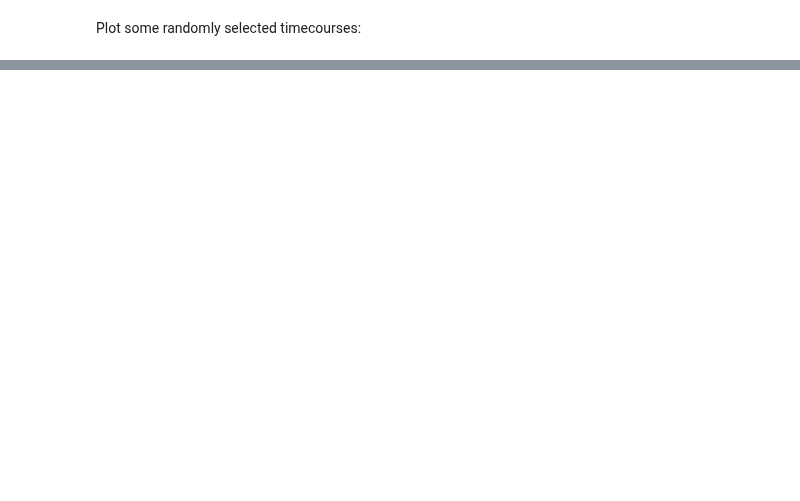
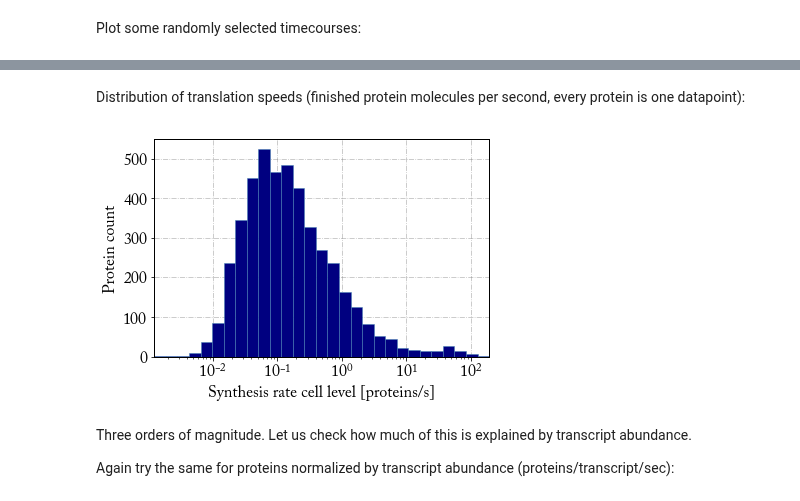
Before and after one commit to gittenberg/TRSL, a Jupyter notebook: workbooks/analyses/03b TRSL_check_observables (rebuilt).ipynb, the cells around one changed output, grey strips where cells are left out. Saved outputs shown, nothing was run; the diff lists cells and outputs as text; code cells hidden in the pictures; blank space fills up the shorter version.

Commit message:
Check observables

```diff
--- a/workbooks/analyses/03b TRSL_check_observables (rebuilt).ipynb
+++ b/workbooks/analyses/03b TRSL_check_observables (rebuilt).ipynb
@@ -33,3 +30,15 @@ NameError: name 'matplotlib' is not defined
+# %%
+plt.rcParams['axes.facecolor']='white'
+plt.rcParams['axes.edgecolor']='black'
+plt.rcParams['axes.labelcolor']='black'
+plt.rcParams['patch.edgecolor'] = 'steelblue'
+plt.rcParams["patch.force_edgecolor"] = True  # required
+plt.rcParams['xtick.color']='black'
+plt.rcParams['ytick.color']='black'
+plt.rcParams['grid.color']='grey'
+plt.rcParams['grid.alpha']='0.5'
+plt.rcParams['grid.linestyle']='-.'
+plt.rcParams['axes.color_cycle'] = ['navy', 'darkred', 'darkgreen']
 # %%
 #filepath = "../results/updated Shah transcriptome, full exome, no decay, updated initiation rates according to Shah_20151120_2051_3600s.p"
 #filepath = "../../results/updated Shah transcriptome, full exome, no decay, updated initiation rates according to Shah_20160906_1752_3600s.p"
@@ -72,0 +124,8 @@ for i in range(size):
+# %%
+prot_speeds = {}
+
+for prot in protnames:
+    start, stop = 599, len(results['timecourses'][prot]) - 1  # 599 to exclude the "burn in" phase
+    prot_speeds[prot] = (results['timecourses'][prot][stop] - results['timecourses'][prot][start]) / (1.0 * results['timerange'][stop] - results['timerange'][start])
+    if prot_speeds[prot] > 100:
+        print prot, prot_speeds[prot]
@@ -72,0 +153,18 @@ for i in range(size):
+# %% [markdown]
+Distribution of translation speeds (finished protein molecules per second, every protein is one datapoint):
+# %%
+plt.hist(prot_speeds.values(), bins=10**np.linspace(np.log10(min(prot_speeds.values())+0.0001),
+                                                    np.log10(max(prot_speeds.values())), 30))
+plt.gca().set_xscale("log")
+plt.gca().set_xlim([min(prot_speeds.values())+0.0001, max(prot_speeds.values())])
+plt.gca().set_xlabel('Synthesis rate cell level [proteins/s]', fontsize=16)
+plt.gca().set_ylabel('Protein count', fontsize=16)
+plt.setp(plt.gca().get_xticklabels(), fontsize=16)
+plt.setp(plt.gca().get_yticklabels(), fontsize=16)
+plt.show()
+# %% [output]
+[figure, added]
+# %% [markdown]
+Three orders of magnitude. Let us check how much of this is explained by transcript abundance.
+
+Again try the same for proteins normalized by transcript abundance (proteins/transcript/sec):
```
Also changed, not shown: parts of 38 cells of this notebook.
